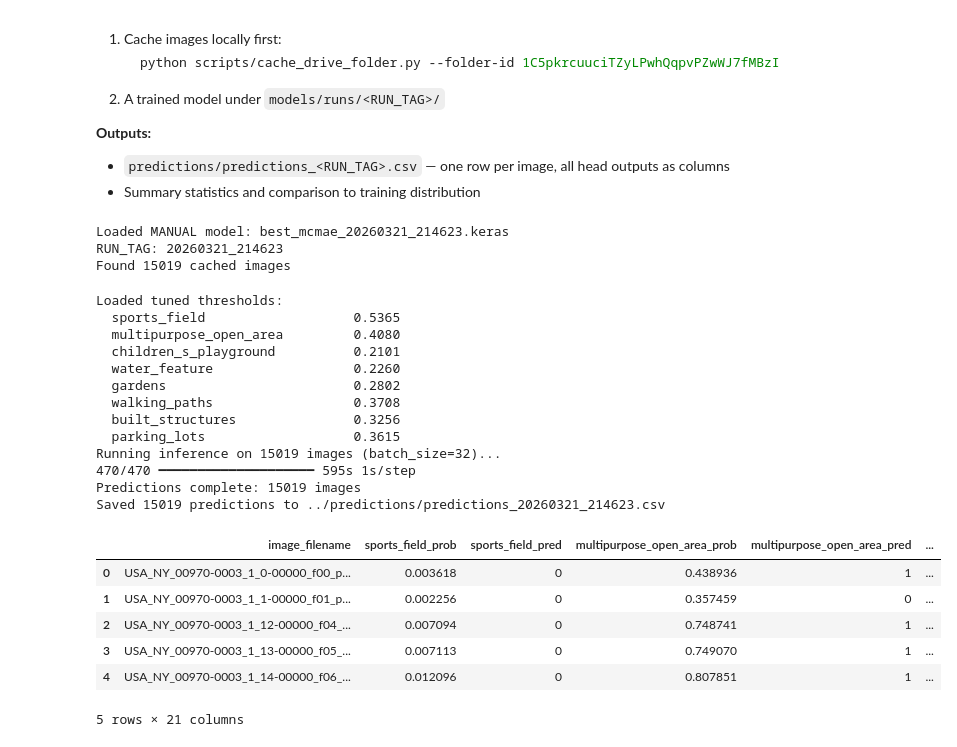
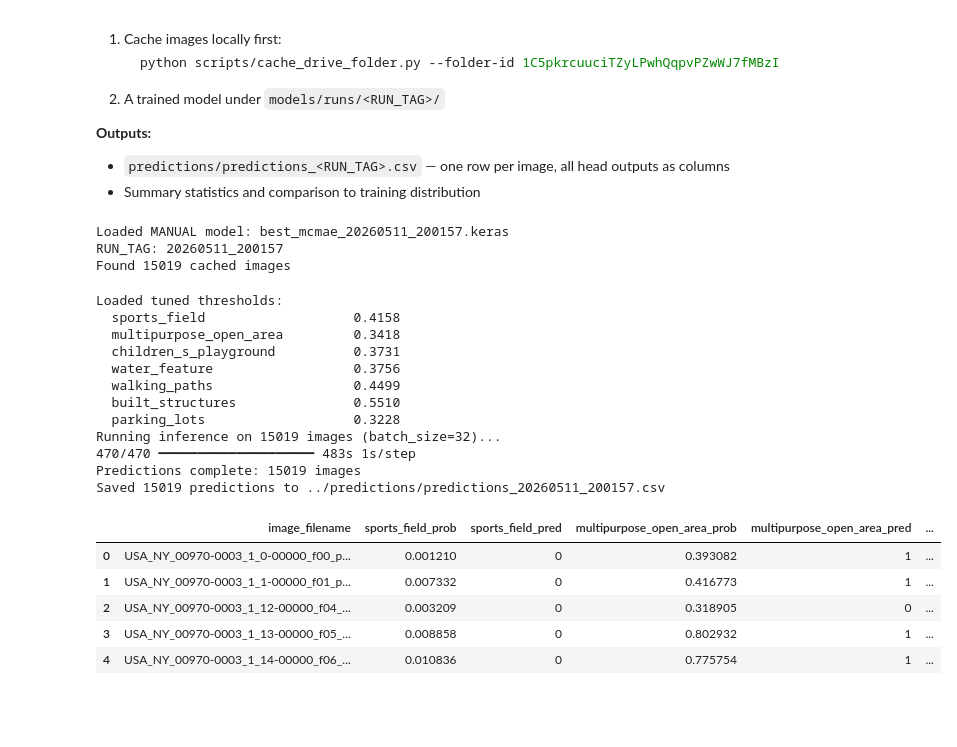
Before and after one commit to JunchenX0809/GreenSpace_CNN, a Jupyter notebook: notebooks/05_prediction_demo.ipynb, the cells around one changed output. Cells and saved outputs as stored; diff of their text form; code cells hidden in the pictures; blank space fills up the shorter version.

```diff
--- a/notebooks/05_prediction_demo.ipynb
+++ b/notebooks/05_prediction_demo.ipynb
@@ -27,7 +27,7 @@ from src.label_schema import resolve_label_cols, EXPERIMENT_CONFIG as CFG
 
 # --- Toggle: manually load a specific model file ---
 USE_MANUAL_MODEL = True
-MANUAL_MODEL_PATH = '../models/runs/20260321_214623/best_mcmae_20260321_214623.keras'
+MANUAL_MODEL_PATH = '/Users/starsrain/2025_codeProject/GreenSpace_CNN/models/runs/20260511_200157/best_mcmae_20260511_200157.keras'
 
 # --- Limit images for testing (set None for full run) ---
 LIMIT = None
@@ -87,8 +87,8 @@ _schema = resolve_label_cols(train_df)
 binary_cols   = [c for c in _schema['binary_cols'] if c not in CFG['exclude_binary']]
 bin_names     = [c[:-2] for c in binary_cols]
 # %% [output]
-Loaded MANUAL model: best_mcmae_20260321_214623.keras
-RUN_TAG: 20260321_214623
+Loaded MANUAL model: best_mcmae_20260511_200157.keras
+RUN_TAG: 20260511_200157
 Found 15019 cached images
 # %%
 # Batch inference — decode images, predict in batches, collect results.
@@ -96,7 +96,7 @@ IMG_SIZE = (512, 512)
 BATCH_SIZE = 32
 
 # --- Load tuned thresholds from evaluation ---
-THRESHOLD_CSV = Path('../monitoring_output/runs/20260322_073929/thresholds_best_mcmae.csv')
+THRESHOLD_CSV = Path('/Users/starsrain/2025_codeProject/GreenSpace_CNN/monitoring_output/runs/20260511_200157/thresholds_best_mcmae.csv')
 assert THRESHOLD_CSV.exists(), f'Missing thresholds: {THRESHOLD_CSV}'
 thresh_df = pd.read_csv(THRESHOLD_CSV)
 thresholds = dict(zip(thresh_df['label'], thresh_df['best_threshold']))
@@ -145,49 +145,47 @@ for i, name in enumerate(bin_names):
 rows['shade_class'] = np.where(pred_shade.argmax(axis=1) == 0, 'minimal', 'abundant')
 rows['shade_confidence'] = pred_shade.max(axis=1)
 
 # Score: expected value (1–5 scale)
 score_values = np.arange(1, 6, dtype=np.float32)
 if pred_score.shape[-1] == 1:
     rows['score_ev'] = np.clip(pred_score.squeeze(), 1, 5).astype(np.float32)
 else:
     rows['score_ev'] = pred_score @ score_values
 
 # Veg: expected value (1–5 scale)
 if pred_veg.shape[-1] == 1:
     rows['veg_ev'] = np.clip(pred_veg.squeeze(), 1, 5).astype(np.float32)
 else:
     rows['veg_ev'] = pred_veg @ score_values
 
 pred_df = pd.DataFrame(rows)
 
 # Save CSV
 out_dir = Path('../predictions')
 out_dir.mkdir(parents=True, exist_ok=True)
 out_path = out_dir / f'predictions_{RUN_TAG}.csv'
 pred_df.to_csv(out_path, index=False)
 print(f'Saved {len(pred_df)} predictions to {out_path}')
 pred_df.head()
 # %% [output]
 Loaded tuned thresholds:
-  sports_field                   0.5365
-  multipurpose_open_area         0.4080
-  children_s_playground          0.2101
-  water_feature                  0.2260
-  gardens                        0.2802
-  walking_paths                  0.3708
-  built_structures               0.3256
-  parking_lots                   0.3615
+  sports_field                   0.4158
+  multipurpose_open_area         0.3418
+  children_s_playground          0.3731
+  water_feature                  0.3756
+  walking_paths                  0.4499
+  built_structures               0.5510
+  parking_lots                   0.3228
 Running inference on 15019 images (batch_size=32)...
-470/470 ━━━━━━━━━━━━━━━━━━━━ 595s 1s/step
+470/470 ━━━━━━━━━━━━━━━━━━━━ 483s 1s/step
 Predictions complete: 15019 images
-Saved 15019 predictions to ../predictions/predictions_20260321_214623.csv
+Saved 15019 predictions to ../predictions/predictions_20260511_200157.csv
 |  | image_filename | sports_field_prob | sports_field_pred | multipurpose_open_area_prob | multipurpose_open_area_pred | ... |
-| 0 | USA_NY_00970-0003_1_0-00000_f00_p... | 0.003618 | 0 | 0.438936 | 1 | ... |
-| 1 | USA_NY_00970-0003_1_1-00000_f01_p... | 0.002256 | 0 | 0.357459 | 0 | ... |
-| 2 | USA_NY_00970-0003_1_12-00000_f04_... | 0.007094 | 0 | 0.748741 | 1 | ... |
-| 3 | USA_NY_00970-0003_1_13-00000_f05_... | 0.007113 | 0 | 0.749070 | 1 | ... |
-| 4 | USA_NY_00970-0003_1_14-00000_f06_... | 0.012096 | 0 | 0.807851 | 1 | ... |
+| 0 | USA_NY_00970-0003_1_0-00000_f00_p... | 0.001210 | 0 | 0.393082 | 1 | ... |
+| 1 | USA_NY_00970-0003_1_1-00000_f01_p... | 0.007332 | 0 | 0.416773 | 1 | ... |
+| 2 | USA_NY_00970-0003_1_12-00000_f04_... | 0.003209 | 0 | 0.318905 | 0 | ... |
+| 3 | USA_NY_00970-0003_1_13-00000_f05_... | 0.008858 | 0 | 0.802932 | 1 | ... |
+| 4 | USA_NY_00970-0003_1_14-00000_f06_... | 0.010836 | 0 | 0.775754 | 1 | ... |
-5 rows × 21 columns
 # %%
 # Option 1: Summary statistics across all unseen images
 
```
Also changed, not shown: parts of 2 cells of this notebook, 4 other files.
